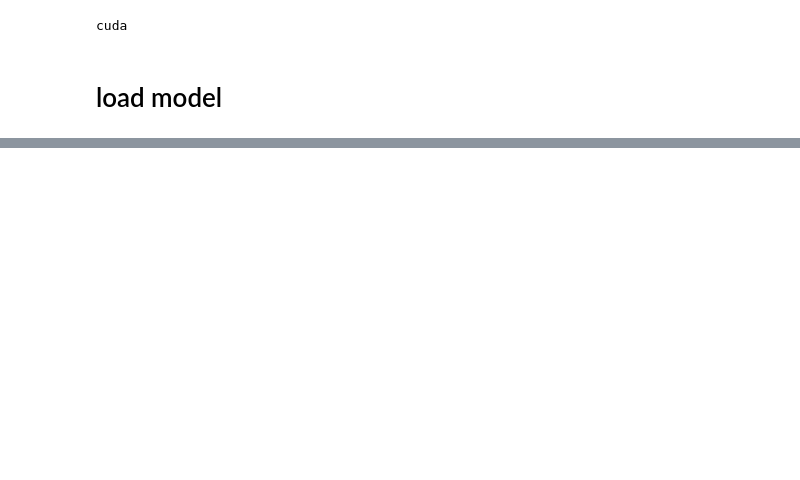
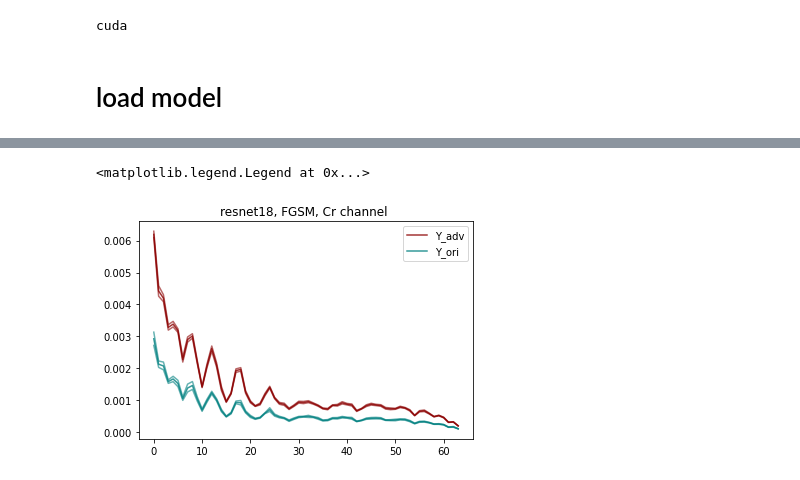
Before and after one commit to deponce/sen_attack, a Jupyter notebook: senattack.ipynb, the cells around one changed output, grey strips where cells are left out. Cells and saved outputs as stored; diff of their text form; code cells hidden in the pictures; blank space fills up the shorter version.

```diff
--- a/senattack.ipynb
+++ b/senattack.ipynb
@@ -163,0 +213,13 @@ plt.plot(Y_adv)
+# %%
+plt.plot(Cr_adv_b,c='darkred',alpha = 0.6)
+plt.plot(Cr_adv_m, label="Y_adv",c='darkred',alpha = 0.8)
+plt.plot(Cr_adv_u,c='darkred',alpha = 0.6)
+plt.plot(Cr_b,alpha = 0.6, c='teal')
+plt.plot(Cr_m, label="Y_ori", c='teal', alpha = 0.8)
+plt.plot(Cr_u, c='teal', alpha = 0.6)
+plt.title(model_name+", "+attack+", "+"Cr channel ")
+plt.savefig(model_name+"_"+attack+"_"+"Cr_channel.pdf")
+plt.legend()
+# %% [output]
+<matplotlib.legend.Legend at 0x...>
+[figure, added]
```
Also changed, not shown: parts of 15 cells of this notebook, 1 other file.
